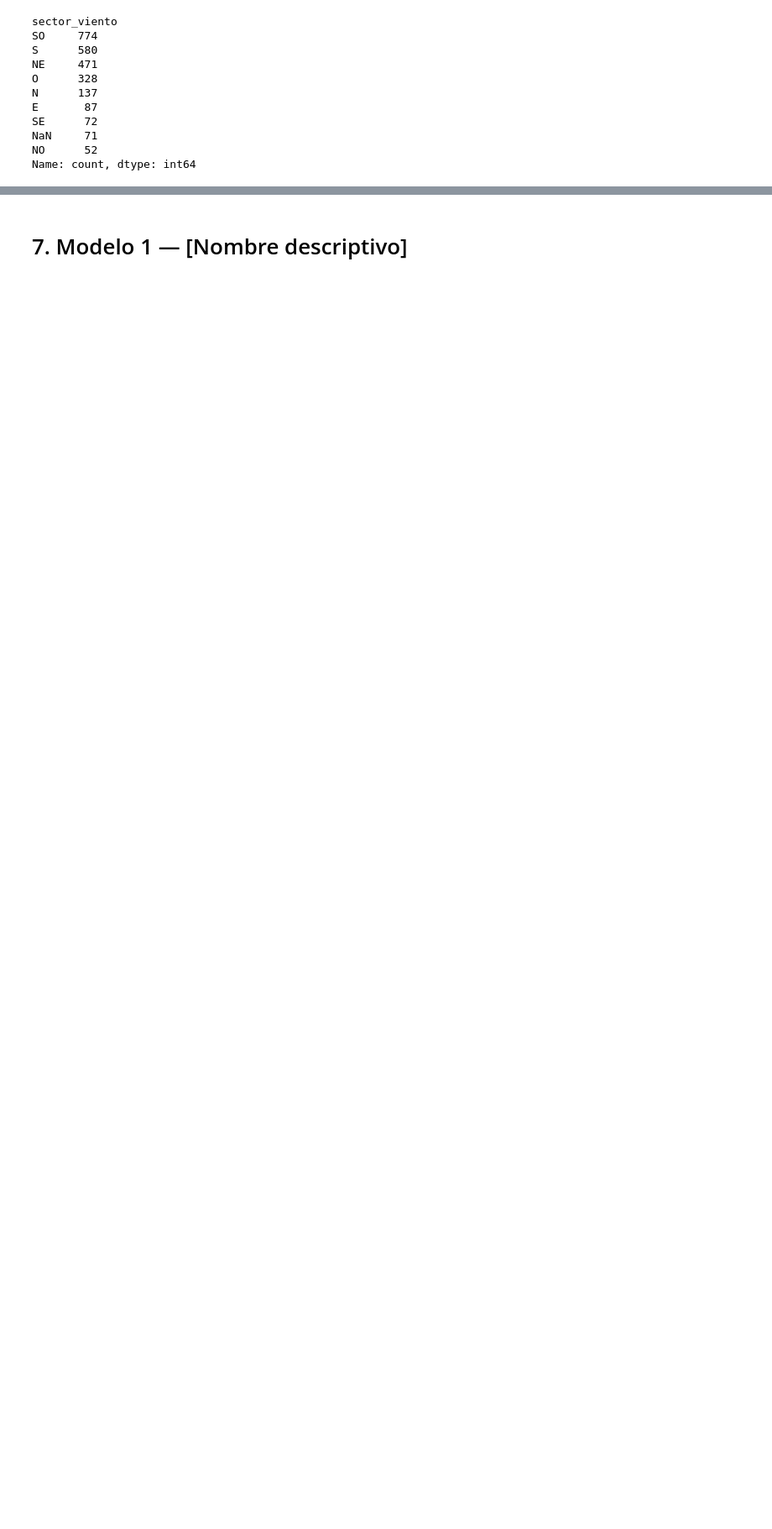
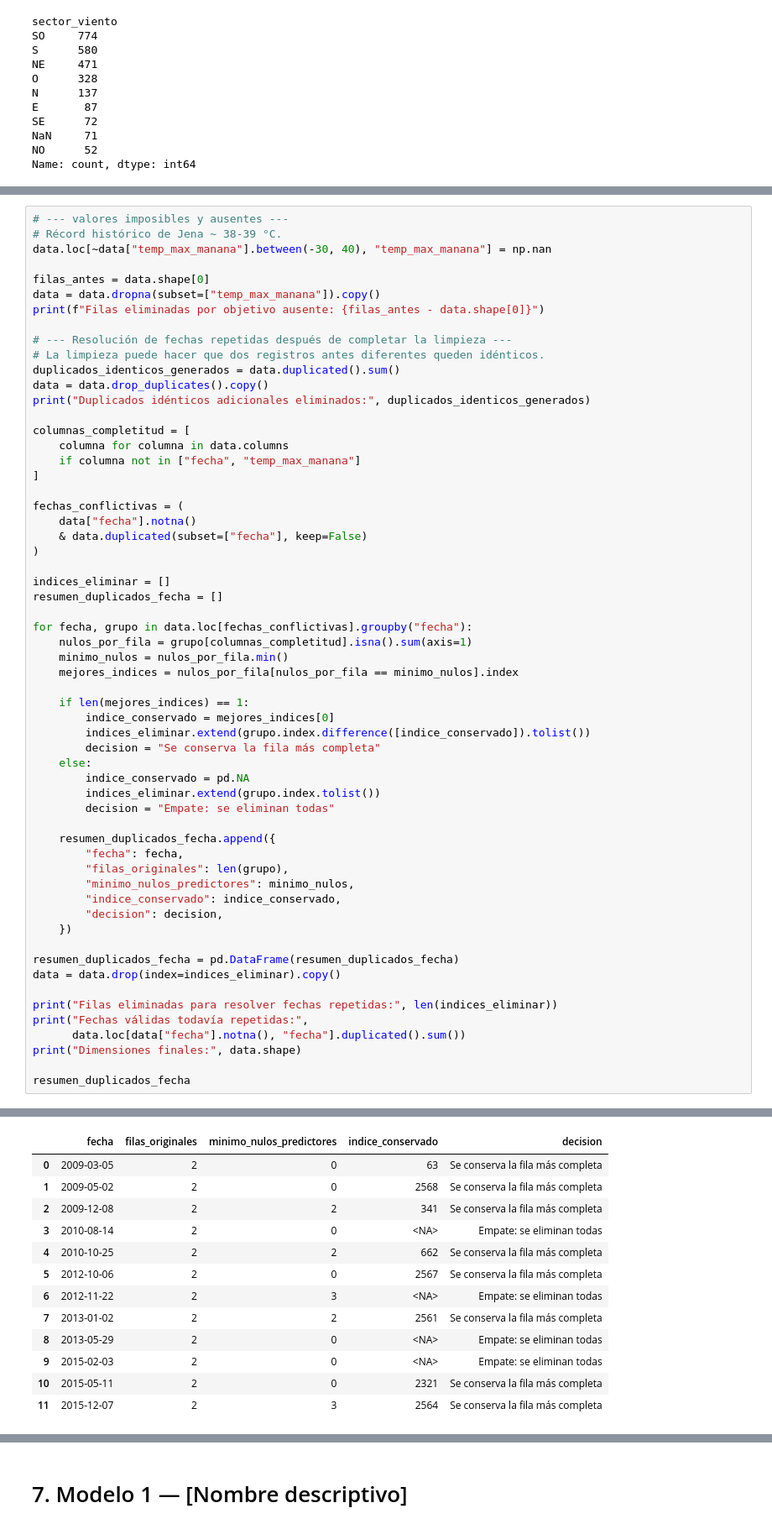
Before and after one commit to Jmpardos1/lab1, a Jupyter notebook: Laboratorio_1_Regresion_Plantilla.ipynb, the cells around one changed output, grey strips where cells are left out. Shown at 84% size. Saved outputs shown, nothing was run; the diff lists cells and outputs as text; blank space fills up the shorter version.

```diff
--- a/Laboratorio_1_Regresion_Plantilla.ipynb
+++ b/Laboratorio_1_Regresion_Plantilla.ipynb
@@ -1065,0 +1042,60 @@ Se utilizará `test_size=0.25` y `random_state=42`, según las instrucciones del
+# %%
+# --- valores imposibles y ausentes ---
+# Récord histórico de Jena ~ 38-39 °C.
+data.loc[~data["temp_max_manana"].between(-30, 40), "temp_max_manana"] = np.nan
+
+filas_antes = data.shape[0]
+data = data.dropna(subset=["temp_max_manana"]).copy()
+print(f"Filas eliminadas por objetivo ausente: {filas_antes - data.shape[0]}")
+
+# --- Resolución de fechas repetidas después de completar la limpieza ---
+# La limpieza puede hacer que dos registros antes diferentes queden idénticos.
+duplicados_identicos_generados = data.duplicated().sum()
+data = data.drop_duplicates().copy()
+print("Duplicados idénticos adicionales eliminados:", duplicados_identicos_generados)
+
+columnas_completitud = [
+    columna for columna in data.columns
+    if columna not in ["fecha", "temp_max_manana"]
+]
+
+fechas_conflictivas = (
+    data["fecha"].notna()
+    & data.duplicated(subset=["fecha"], keep=False)
+)
+
+indices_eliminar = []
+resumen_duplicados_fecha = []
+
+for fecha, grupo in data.loc[fechas_conflictivas].groupby("fecha"):
+    nulos_por_fila = grupo[columnas_completitud].isna().sum(axis=1)
+    minimo_nulos = nulos_por_fila.min()
+    mejores_indices = nulos_por_fila[nulos_por_fila == minimo_nulos].index
+
+    if len(mejores_indices) == 1:
+        indice_conservado = mejores_indices[0]
+        indices_eliminar.extend(grupo.index.difference([indice_conservado]).tolist())
+        decision = "Se conserva la fila más completa"
+    else:
+        indice_conservado = pd.NA
+        indices_eliminar.extend(grupo.index.tolist())
+        decision = "Empate: se eliminan todas"
+
+    resumen_duplicados_fecha.append({
+        "fecha": fecha,
+        "filas_originales": len(grupo),
+        "minimo_nulos_predictores": minimo_nulos,
+        "indice_conservado": indice_conservado,
+        "decision": decision,
+    })
+
+resumen_duplicados_fecha = pd.DataFrame(resumen_duplicados_fecha)
+data = data.drop(index=indices_eliminar).copy()
+
+print("Filas eliminadas para resolver fechas repetidas:", len(indices_eliminar))
+print("Fechas válidas todavía repetidas:",
+      data.loc[data["fecha"].notna(), "fecha"].duplicated().sum())
+print("Dimensiones finales:", data.shape)
+
+resumen_duplicados_fecha
+# %% [output]
@@ -1065,0 +1107,13 @@ Se utilizará `test_size=0.25` y `random_state=42`, según las instrucciones del
+|  | fecha | filas_originales | minimo_nulos_predictores | indice_conservado | decision |
+| 0 | 2009-03-05 | 2 | 0 | 63 | Se conserva la fila más completa |
+| 1 | 2009-05-02 | 2 | 0 | 2568 | Se conserva la fila más completa |
+| 2 | 2009-12-08 | 2 | 2 | 341 | Se conserva la fila más completa |
+| 3 | 2010-08-14 | 2 | 0 | <NA> | Empate: se eliminan todas |
+| 4 | 2010-10-25 | 2 | 2 | 662 | Se conserva la fila más completa |
+| 5 | 2012-10-06 | 2 | 0 | 2567 | Se conserva la fila más completa |
+| 6 | 2012-11-22 | 2 | 3 | <NA> | Empate: se eliminan todas |
+| 7 | 2013-01-02 | 2 | 2 | 2561 | Se conserva la fila más completa |
+| 8 | 2013-05-29 | 2 | 0 | <NA> | Empate: se eliminan todas |
+| 9 | 2015-02-03 | 2 | 0 | <NA> | Empate: se eliminan todas |
+| 10 | 2015-05-11 | 2 | 0 | 2321 | Se conserva la fila más completa |
+| 11 | 2015-12-07 | 2 | 3 | 2564 | Se conserva la fila más completa |
```
Also changed, not shown: parts of 37 cells of this notebook.
